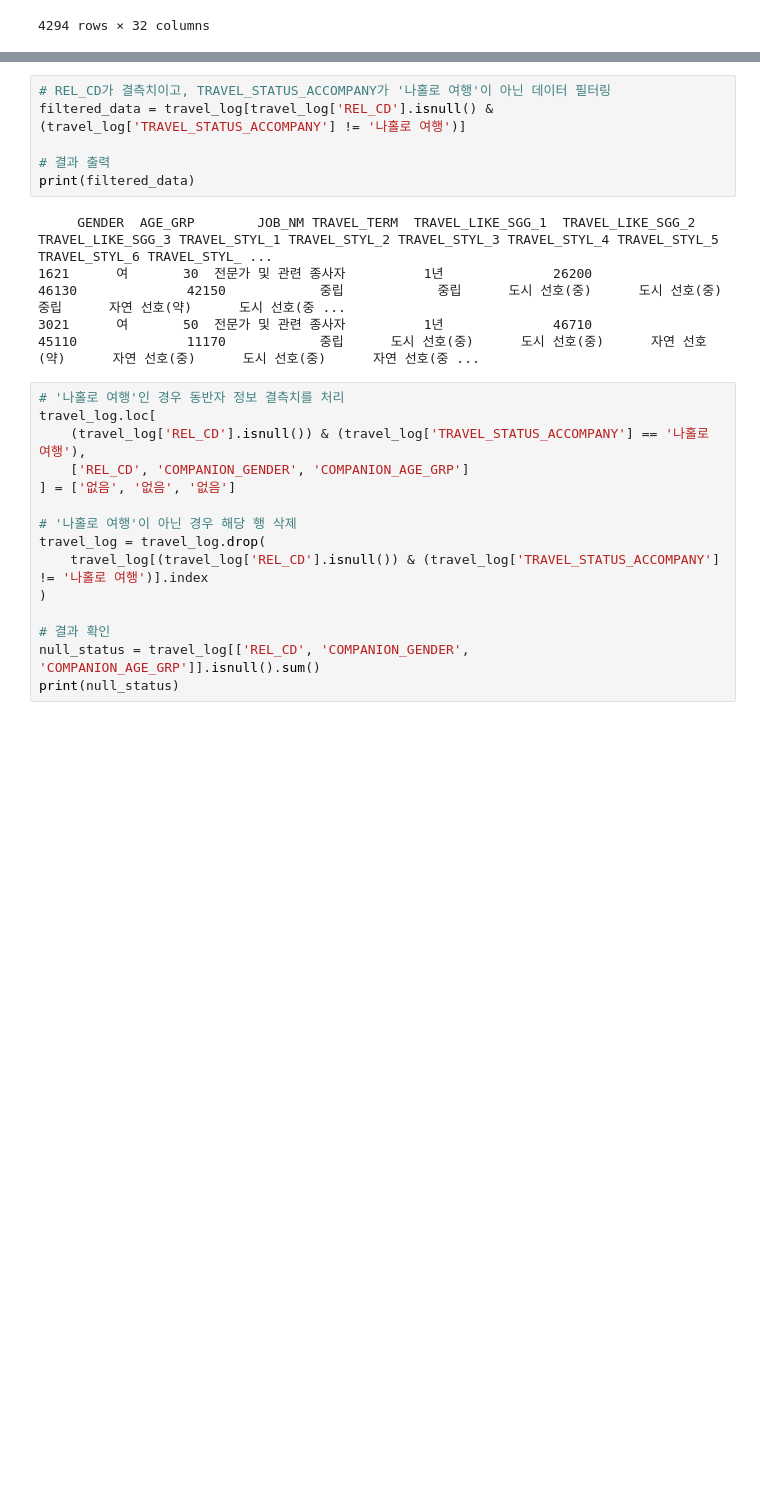
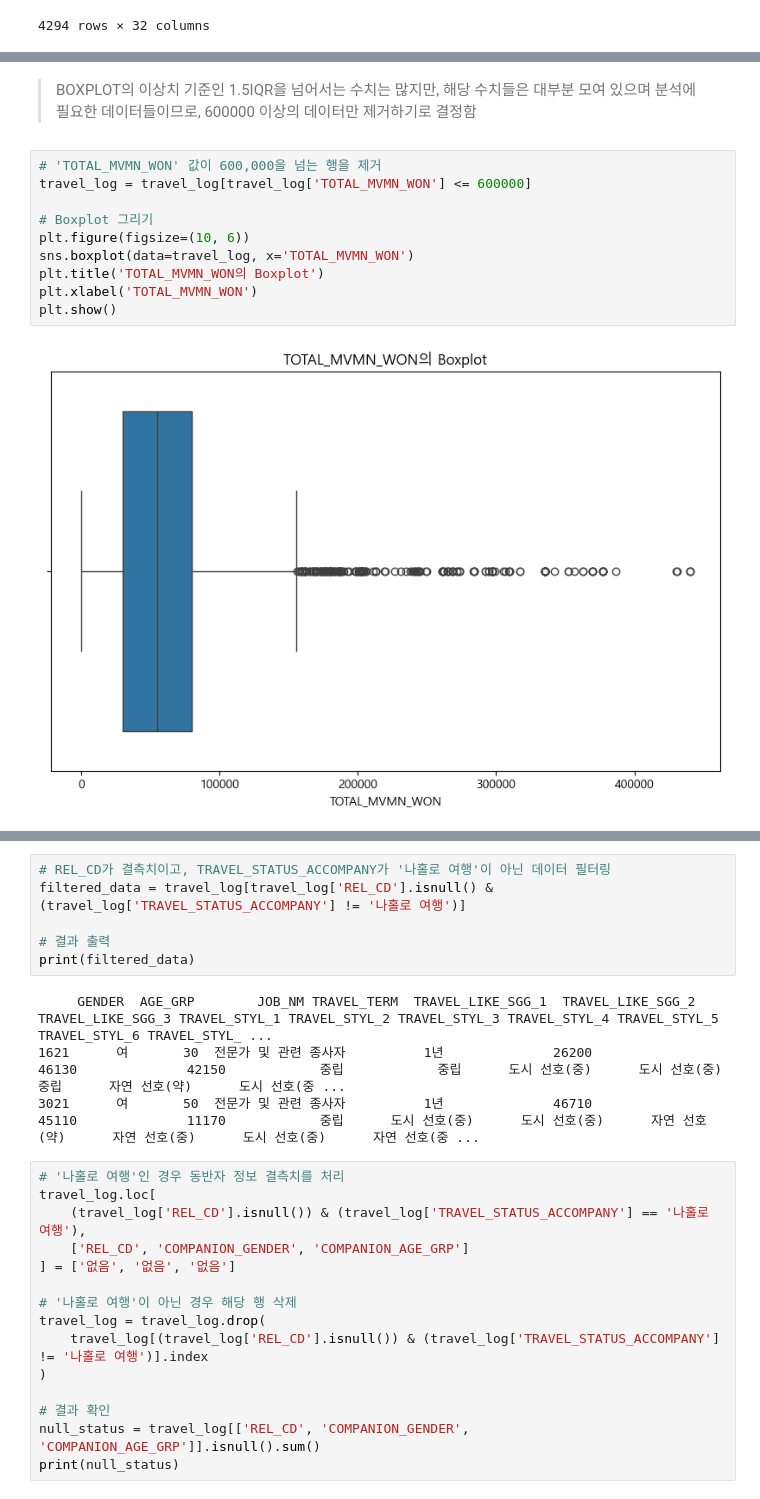
Before and after one commit to bomi03/Bokseol, a Jupyter notebook: data_preprocessing.ipynb, the cells around one changed output, grey strips where cells are left out. Cells and saved outputs as stored; diff of their text form; blank space fills up the shorter version.

```diff
--- a/data_preprocessing.ipynb
+++ b/data_preprocessing.ipynb
@@ -2009,0 +2025,14 @@ travel_log
+# %% [markdown]
+> BOXPLOT의 이상치 기준인 1.5IQR을 넘어서는 수치는 많지만, 해당 수치들은 대부분 모여 있으며 분석에 필요한 데이터들이므로, 600000 이상의 데이터만 제거하기로 결정함
+# %%
+# 'TOTAL_MVMN_WON' 값이 600,000을 넘는 행을 제거
+travel_log = travel_log[travel_log['TOTAL_MVMN_WON'] <= 600000]
+
+# Boxplot 그리기
+plt.figure(figsize=(10, 6))
+sns.boxplot(data=travel_log, x='TOTAL_MVMN_WON')
+plt.title('TOTAL_MVMN_WON의 Boxplot')
+plt.xlabel('TOTAL_MVMN_WON')
+plt.show()
+# %% [output]
+[figure, added]
```
Also changed, not shown: parts of 20 cells of this notebook, 2 other files.
